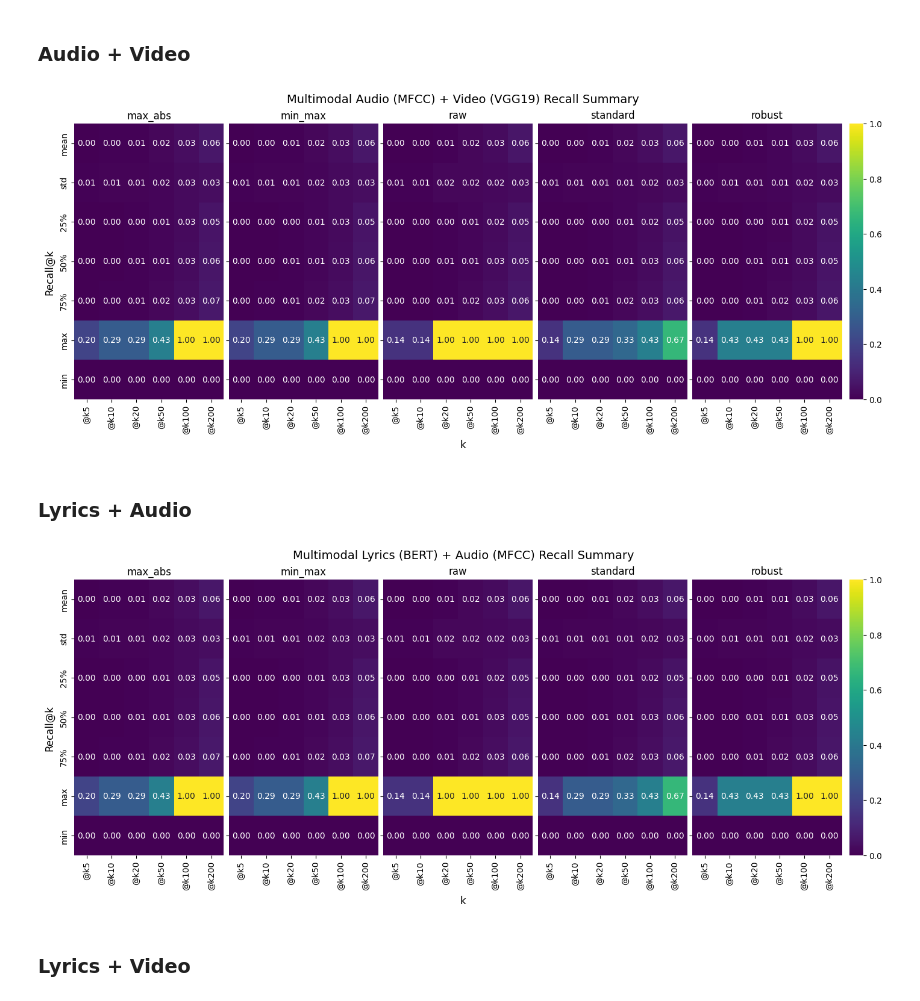
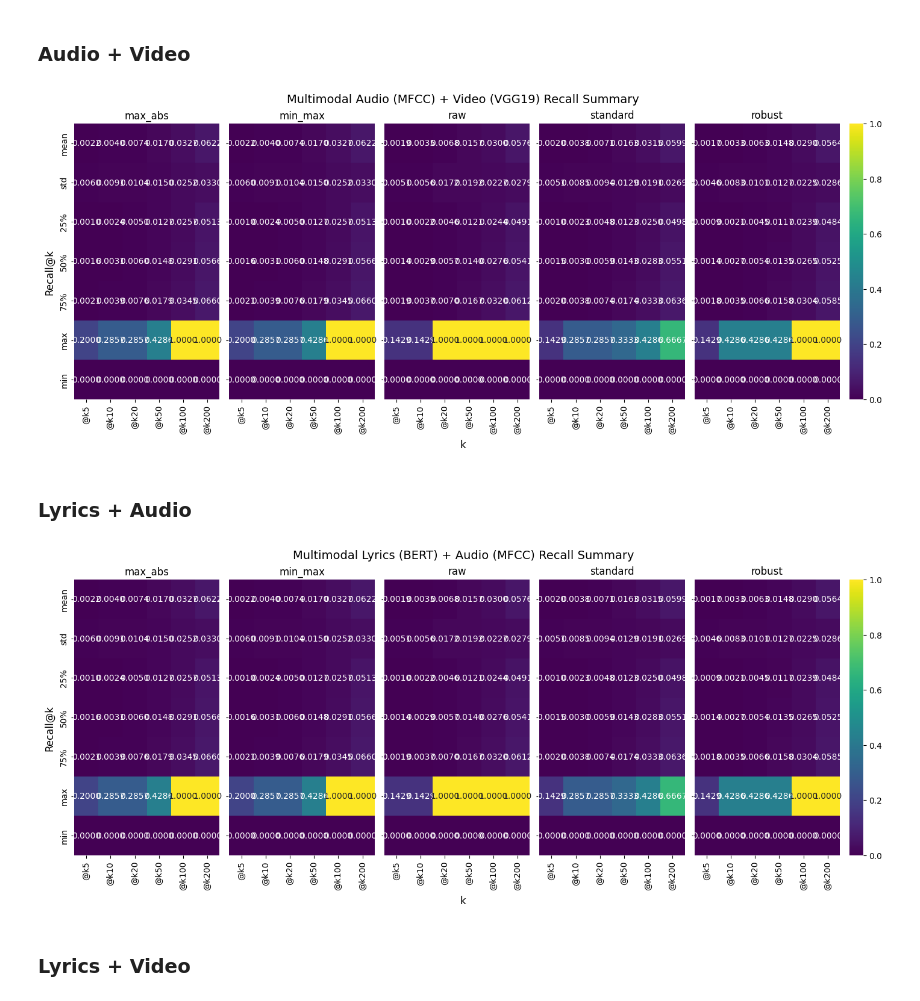
Before and after one commit to MARTIKRISO/MMSR25-26-Group-E, a Jupyter notebook: RetrievalAlgorithm/notebooks/evaluation_stats/plotting/plot_recall.ipynb, the cells around one changed output. Saved outputs shown, nothing was run; the diff lists cells and outputs as text; code cells hidden in the pictures.

```diff
--- a/RetrievalAlgorithm/notebooks/evaluation_stats/plotting/plot_recall.ipynb
+++ b/RetrievalAlgorithm/notebooks/evaluation_stats/plotting/plot_recall.ipynb
@@ -65,5 +65,6 @@ figs_dict[f'unimodal_{metric_at_k_name.lower()}_mean_line_plot'] = plot_metrics_
 figs_dict[f'unimodal_lyrics_{metric_at_k_name.lower()}_summary'] = plot_describe_heatmaps(dfs=lyrics_dfs,
                        fig_title=f'Unimodal Lyrics (BERT) {metric_at_k_name} Summary',
                        x_label='k',
-                       y_label=f'{metric_at_k_name}@k',)
+                       y_label=f'{metric_at_k_name}@k',
+                       decimal_positions=4)
 # %% [output]
@@ -74,5 +75,6 @@ figs_dict[f'unimodal_lyrics_{metric_at_k_name.lower()}_summary'] = plot_describe
 figs_dict[f'unimodal_audio_{metric_at_k_name.lower()}_summary'] = plot_describe_heatmaps(dfs=audio_dfs,
                        fig_title=f'Unimodal Audio (MFCC) {metric_at_k_name} Summary',
                        x_label='k',
-                       y_label=f'{metric_at_k_name}@k',)
+                       y_label=f'{metric_at_k_name}@k',
+                       decimal_positions=4)
 # %% [output]
@@ -83,5 +85,6 @@ figs_dict[f'unimodal_audio_{metric_at_k_name.lower()}_summary'] = plot_describe_
 figs_dict[f'unimodal_video_{metric_at_k_name.lower()}_summary'] = plot_describe_heatmaps(dfs=video_dfs,
                        fig_title=f'Unimodal Video (VGG19) {metric_at_k_name} Summary',
                        x_label='k',
-                       y_label=f'{metric_at_k_name}@k',)
+                       y_label=f'{metric_at_k_name}@k',
+                       decimal_positions=4)
 # %% [output]
@@ -122,7 +125,7 @@ lyrics_audio_video_dfs =  {
 figs_dict[f'multimodal_early_fusion_{metric_at_k_name.lower()}_mean_line_plot'] = plot_metrics_at_k(
     modality_dfs=[audio_video_dfs, lyrics_audio_dfs, lyrics_video_dfs, lyrics_audio_video_dfs],
     modality_names=['Audio+Video', 'Lyrics+Audio', 'Lyrics+Video', 'Lyrics+Audio+Video'],
-    y_label=f'{metric_at_k_name}@k',
+    y_label=f'{metric_at_k_name}@k'
 )
 # %% [output]
 [figure]
@@ -131,19 +134,21 @@ figs_dict[f'multimodal_early_fusion_{metric_at_k_name.lower()}_mean_line_plot']
 # %%
 figs_dict[f'multimodal_audio_video_{metric_at_k_name.lower()}_summary'] = plot_describe_heatmaps(dfs=audio_video_dfs,
                        fig_title=f'Multimodal Audio (MFCC) + Video (VGG19) {metric_at_k_name} Summary',
                        x_label='k',
-                       y_label=f'{metric_at_k_name}@k',)
+                       y_label=f'{metric_at_k_name}@k',
+                       decimal_positions=4)
 # %% [output]
-[figure, old version]
+[figure, new version]
 # %% [markdown]
 ### Lyrics + Audio
 # %%
 figs_dict[f'multimodal_lyrics_audio_{metric_at_k_name.lower()}_summary'] = plot_describe_heatmaps(dfs=audio_video_dfs,
                        fig_title=f'Multimodal Lyrics (BERT) + Audio (MFCC) {metric_at_k_name} Summary',
                        x_label='k',
-                       y_label=f'{metric_at_k_name}@k',)
+                       y_label=f'{metric_at_k_name}@k',
+                       decimal_positions=4)
 # %% [output]
-[figure, old version]
+[figure, new version]
 # %% [markdown]
 ### Lyrics + Video
 # %%
```
Also changed, not shown: parts of 9 cells of this notebook, 12 other files.
